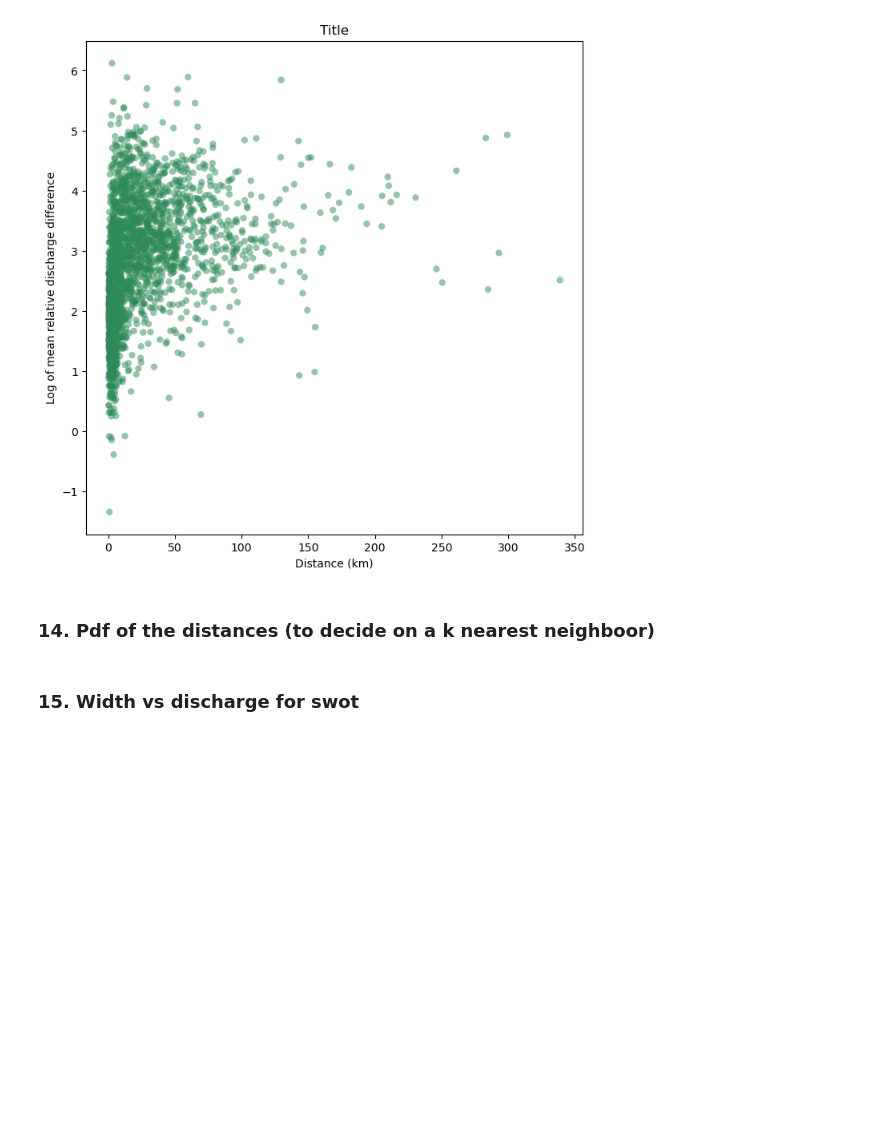
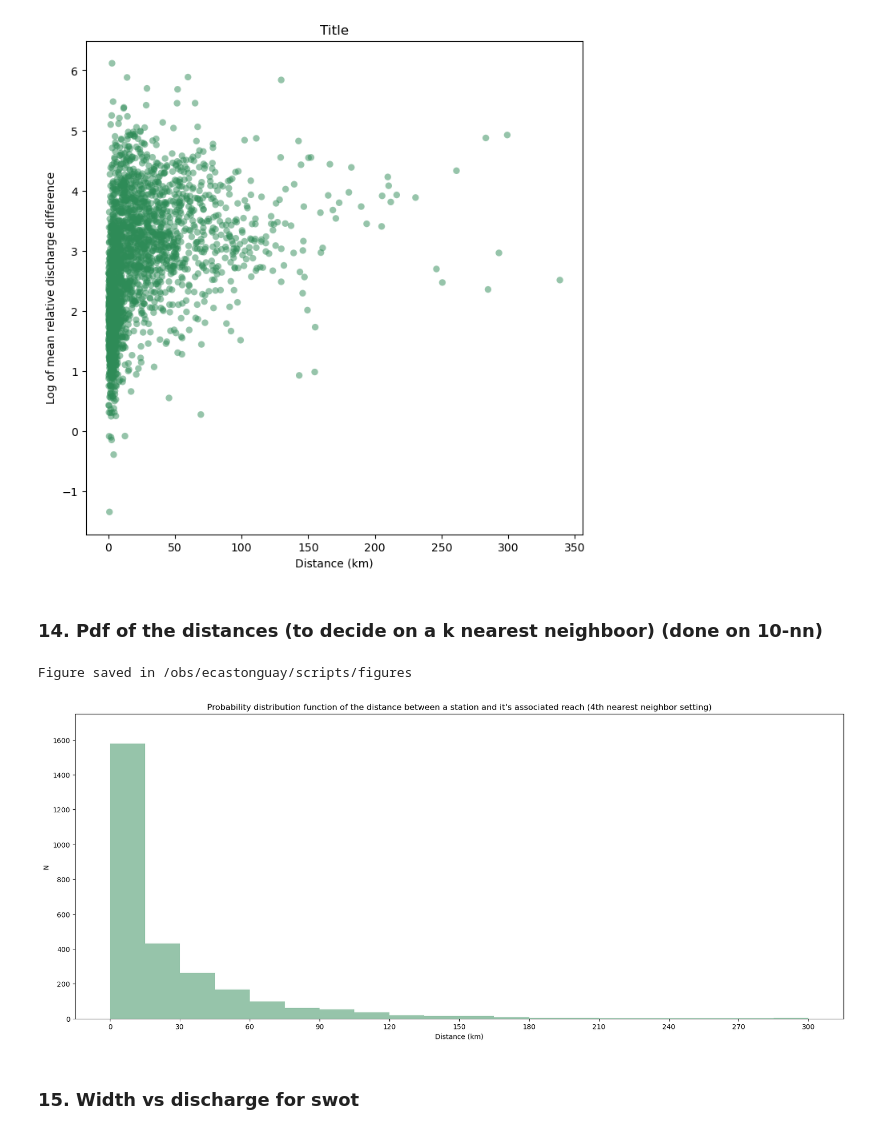
Before and after one commit to evecastonguay/Stage2026, a Jupyter notebook: discharge_dset.ipynb, the cells around one changed output. Saved outputs shown, nothing was run; the diff lists cells and outputs as text; code cells hidden in the pictures; blank space fills up the shorter version.

```diff
--- a/discharge_dset.ipynb
+++ b/discharge_dset.ipynb
@@ -1102,7 +1103,41 @@ plt.show()
 Figure saved in /obs/ecastonguay/scripts/figures
 [figure]
 # %% [markdown]
-### 14. Pdf of the distances (to decide on a k nearest neighboor)
+### 14. Pdf of the distances (to decide on a k nearest neighboor) **(done on 10-nn)**
+# %%
+## Pdf of the number of stations per distance interval
+# Distance between GRDC and SWT coordinates - method 2
+dist_nn = np.full(len(y_ol_s),np.nan, dtype=np.float64)
+for k in range (len(y_ol_s)):
+    coords_s = (y_ol_s[k], x_ol_s[k])
+    coords_g = (y_ol_g[k], x_ol_g[k])
+    dist_nn[k] = geopy.distance.geodesic(coords_s, coords_g).km
+
+# Clipping the very high values (including infinites) to a defined maximum
+max = 300
+min = np.nanmin(dist_nn)
+clip_dist = np.clip(dist_nn,min,max)
+
+# Plot
+plt.figure(figsize=(20, 8))
+n_bins = 20
+step = (max-min)/n_bins
+my_bins = np.arange(min,max+1,step)
+plt.hist(clip_dist, bins=my_bins, color = 'seagreen', alpha=0.5)
+plt.title(f"Probability distribution function of the distance between a station and it's associated reach (4th nearest neighbor setting)")
+plt.ylim((0,1750))
+plt.xticks(my_bins)
+plt.xlabel('Distance (km)')
+plt.ylabel('N')
+
+# Save
+fig_name = f'pdf_dist_4nn.png' # SELECT file name
+plt.savefig(f'/obs/ecastonguay/scripts/figures/{fig_name}', dpi=400, bbox_inches='tight')
+print(f"Figure saved in /obs/ecastonguay/scripts/figures")
+plt.show()
+# %% [output]
+Figure saved in /obs/ecastonguay/scripts/figures
+[figure, added]
 # %% [markdown]
 ### 15. Width vs discharge for swot
 # %%
```
Also changed, not shown: parts of 8 cells of this notebook.
